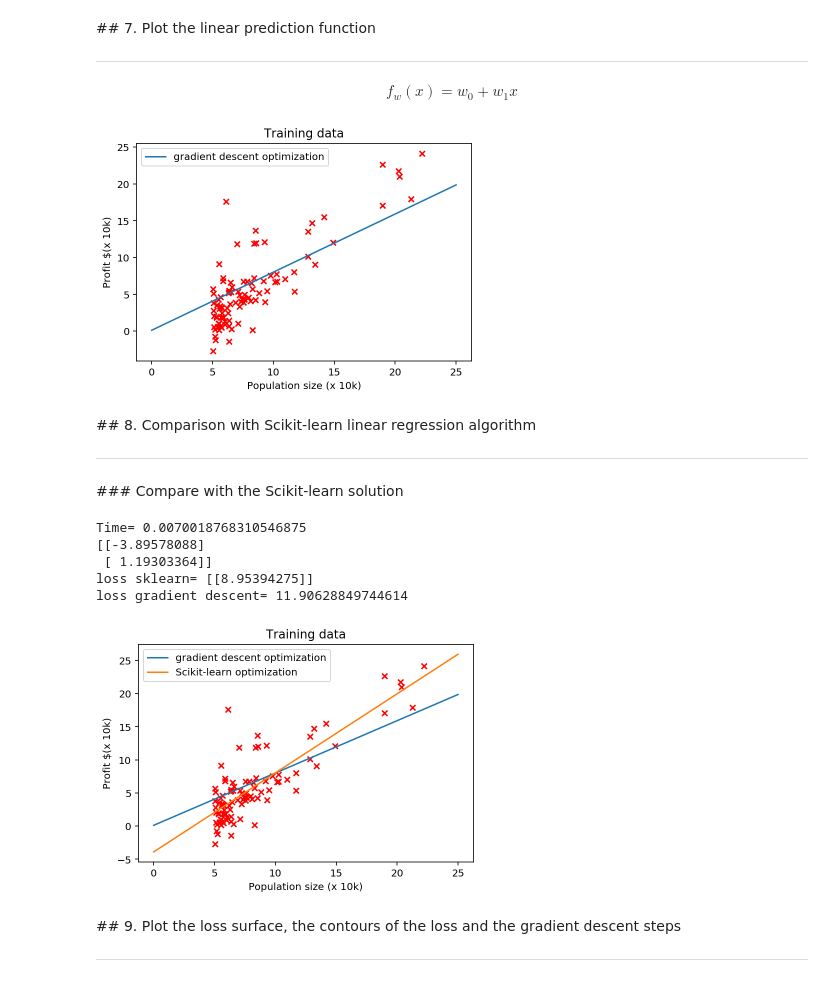
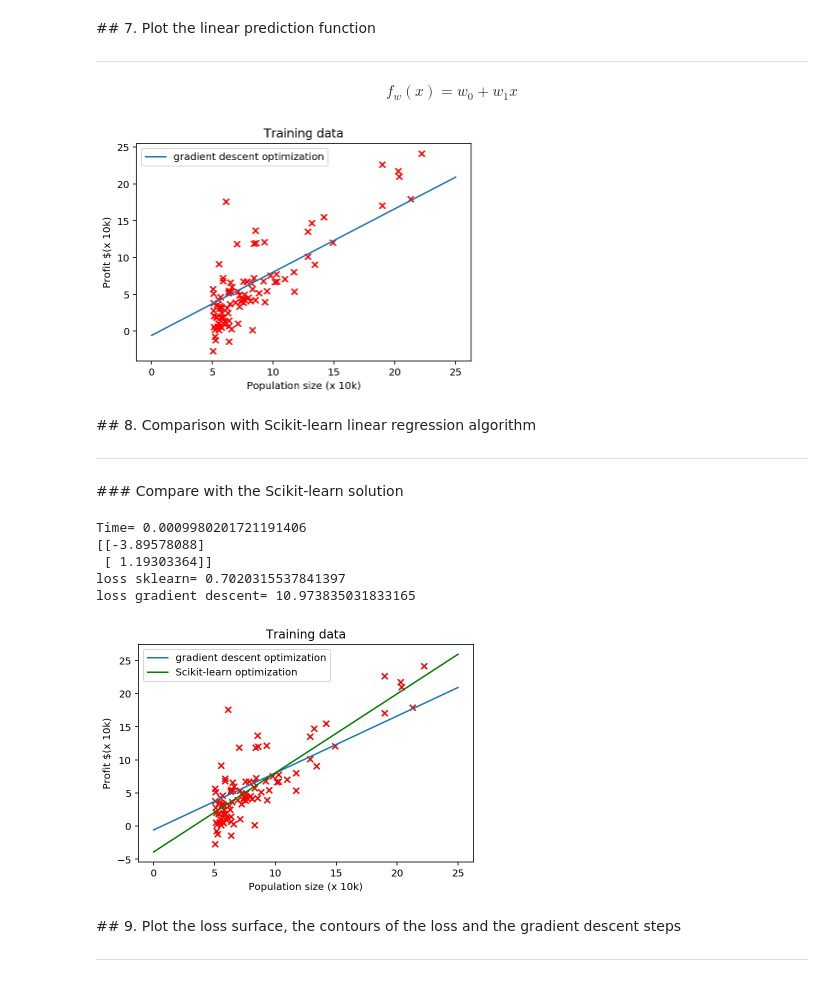
Before and after one commit to minjoong507/Machine-learning-project, a Jupyter notebook: 2week/assignment-02-b.ipynb, the cells around one changed output. Cells and saved outputs as stored; diff of their text form; code cells hidden in the pictures.

```diff
--- a/2week/assignment-02-b.ipynb
+++ b/2week/assignment-02-b.ipynb
@@ -92,15 +98,17 @@ $$
 Implement the vectorized version of the linear predictive function.
 # %%
 # construct data matrix
-X =
+X = np.ones((len(x_train), 2))
+for i in range(len(X)):
+    X[i][1] = x_train[i]
 
 # parameters vector
-w =
+w = [1, 1]
 
 # predictive function definition
 def f_pred(X,w):
 
-    f =
+    f = np.dot(X,w)
 
     return f
 
@@ -147,15 +155,13 @@ Implement the vectorized version of the linear regression loss function.
 # loss function definition
 def loss_mse(y_pred,y):
 
-    loss =
-
+    loss = np.sum((y_pred - y) ** 2) / len(y)
     return loss
 
 
 # Test loss function
-y = # label
-y_pred = # prediction
-
+y = y_train
+y_pred = f_pred(X,w)
 loss = loss_mse(y_pred,y)
 # %% [markdown]
 ## 5. Define the gradient of the linear regression loss
@@ -175,12 +181,14 @@ Implement the vectorized version of the gradient of the linear regression loss f
 # %%
 # gradient function definition
 def grad_loss(y_pred,y,X):
+
+    grad = np.dot(X.T, y_pred - y) / len(X) * 2
 
     return grad
 
 
 # Test grad function
-y_pred =
+y_pred = f_pred(X,w)
 grad = grad_loss(y_pred,y,X)
 # %% [markdown]
 ## 6. Implement the gradient descent algorithm
@@ -247,19 +258,18 @@ $$
 # %%
 # linear regression model
 x_pred = np.linspace(0,25,100) # define the domain of the prediction function
-y_pred = # compute the prediction values within the given domain x_pred
-
+y_pred = x_pred * w[1] + w[0]
 # plot
 plt.figure(3)
-plt.scatter( )
-plt.plot( )
+plt.scatter(x_train, y_train, c='r', marker = 'x')
+plt.plot(x_pred, y_pred, label ='gradient descent optimization' )
 plt.legend(loc='best')
 plt.title('Training data')
 plt.xlabel('Population size (x 10k)')
 plt.ylabel('Profit $(x 10k)')
 plt.show()
 # %% [output]
-[figure, old version]
+[figure, new version]
 # %% [markdown]
 ## 8. Comparison with Scikit-learn linear regression algorithm
 <hr>
@@ -268,43 +278,46 @@ plt.show()
 # run linear regression with scikit-learn
 start = time.time()
 lin_reg_sklearn = LinearRegression()
-lin_reg_sklearn.fit( ) # learn the model parameters
+sklearn_x_train = x_train.reshape(len(x_train), 1)
+sklearn_y_train = y_train.reshape(len(y_train), 1)
+
+lin_reg_sklearn.fit(sklearn_x_train,sklearn_y_train) # learn the model parameters
 print('Time=',time.time() - start)
 
 
 # compute loss value
 w_sklearn = np.zeros([2,1])
 w_sklearn[0,0] = lin_reg_sklearn.intercept_
 w_sklearn[1,0] = lin_reg_sklearn.coef_
 
 print(w_sklearn)
 
-loss_sklearn = loss_mse( ) # compute the loss from the sklearn solution
+loss_sklearn = lin_reg_sklearn.score(sklearn_x_train, sklearn_y_train) # compute the loss from the sklearn solution
 
 print('loss sklearn=',loss_sklearn)
 print('loss gradient descent=',L_iters[-1])
 
 
 # plot
-y_pred_sklearn = # prediction obtained by the sklearn library
+y_pred_sklearn = lin_reg_sklearn.predict(np.linspace(0,25,100).reshape(100, 1))
 
 plt.figure(3)
 
-plt.scatter( )
-plt.plot( )
-plt.plot( )
+plt.scatter(x_train, y_train, c='r', marker = 'x')
+plt.plot(x_pred, y_pred, label ='gradient descent optimization' )
+plt.plot(x_pred, y_pred_sklearn, c = 'g' ,label = 'Scikit-learn optimization' )
 plt.legend(loc='best')
 plt.title('Training data')
 plt.xlabel('Population size (x 10k)')
 plt.ylabel('Profit $(x 10k)')
 plt.show()
 # %% [output]
-Time= 0.0070018768310546875
+Time= 0.0009980201721191406
 [[-3.89578088]
  [ 1.19303364]]
-loss sklearn= [[8.95394275]]
-loss gradient descent= 11.90628849744614
+loss sklearn= 0.7020315537841397
+loss gradient descent= 10.973835031833165
-[figure, old version]
+[figure, new version]
 # %% [markdown]
 ## 9. Plot the loss surface, the contours of the loss and the gradient descent steps
 <hr>
```
Also changed, not shown: parts of 17 cells of this notebook, 1 other file.
